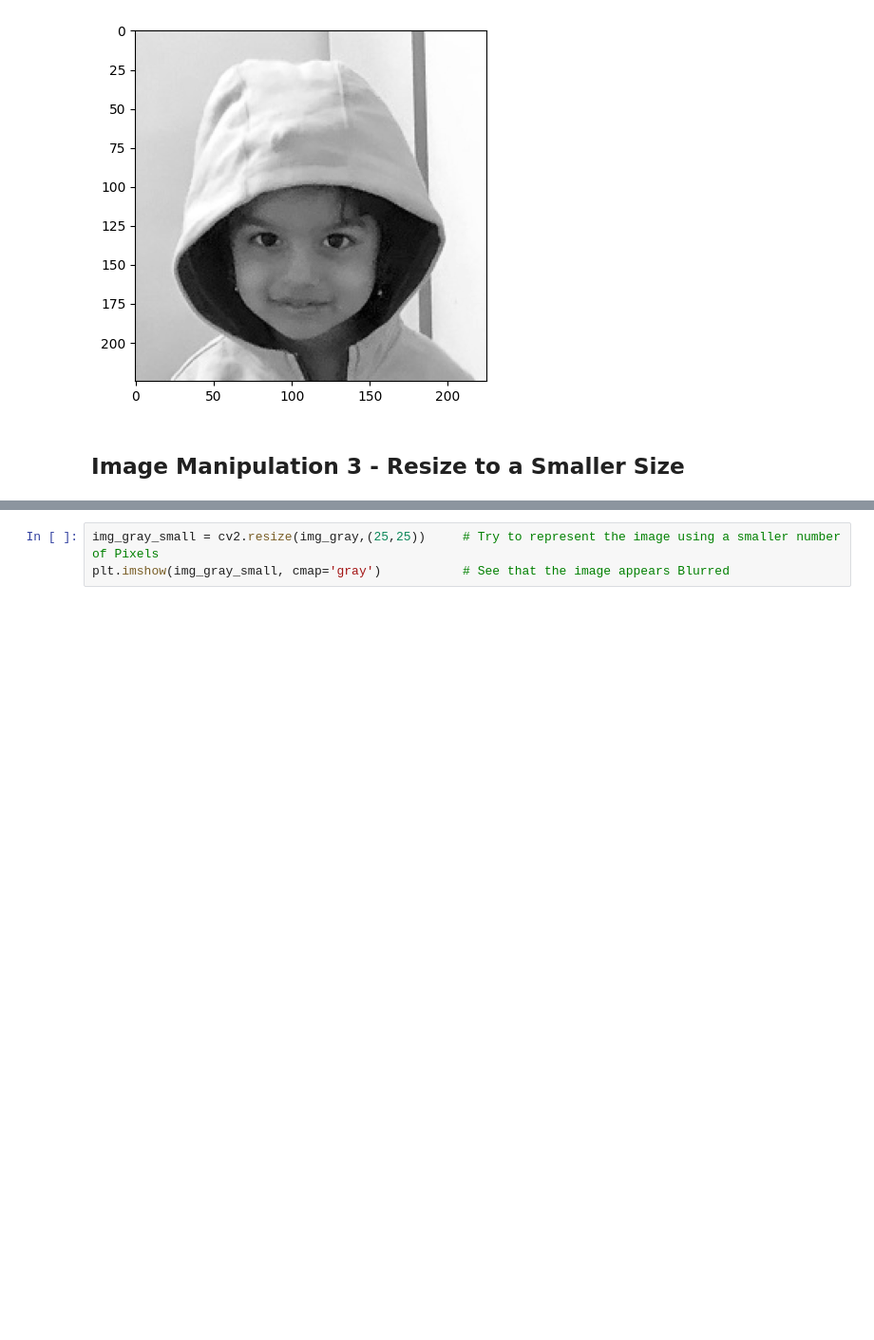
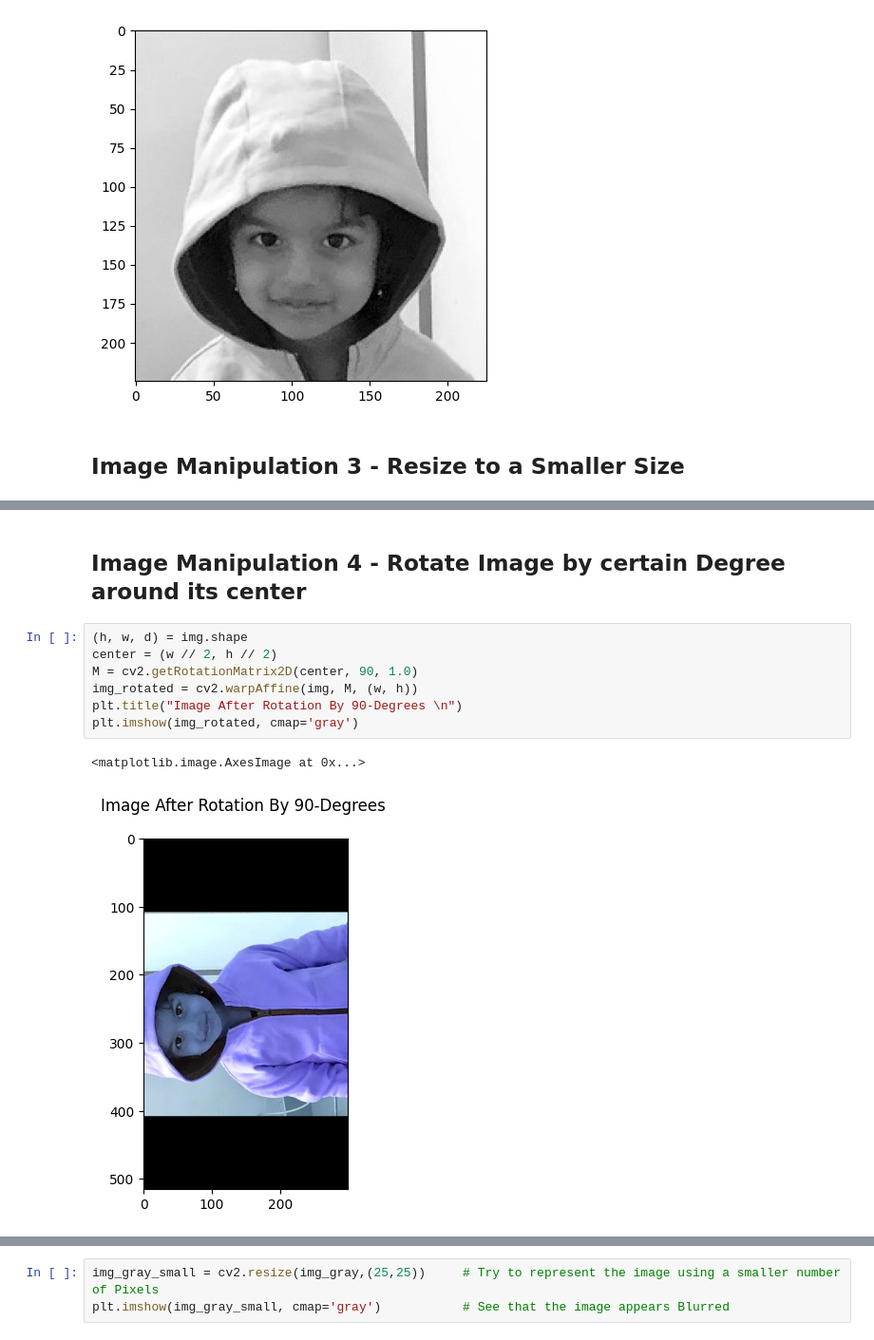
Before and after one commit to stbalaji/AIForBusiness, a Jupyter notebook: 01AIForBusinessCV_Inspecting_grayscale_images_comments.ipynb, the cells around one changed output, grey strips where cells are left out. Shown at 95% size. Saved outputs shown, nothing was run; the diff lists cells and outputs as text; blank space fills up the shorter version.

```diff
--- a/01AIForBusinessCV_Inspecting_grayscale_images_comments.ipynb
+++ b/01AIForBusinessCV_Inspecting_grayscale_images_comments.ipynb
@@ -49,0 +82,12 @@ plt.imshow(img_gray, cmap='gray')
+# %% [markdown]
+## Image Manipulation 4 - Rotate Image by certain Degree around its center
+# %%
+(h, w, d) = img.shape
+center = (w // 2, h // 2)
+M = cv2.getRotationMatrix2D(center, 90, 1.0)
+img_rotated = cv2.warpAffine(img, M, (w, h))
+plt.title("Image After Rotation By 90-Degrees \n")
+plt.imshow(img_rotated, cmap='gray')
+# %% [output]
+<matplotlib.image.AxesImage at 0x...>
+[figure, added]
```
Also changed, not shown: parts of 13 cells of this notebook.
